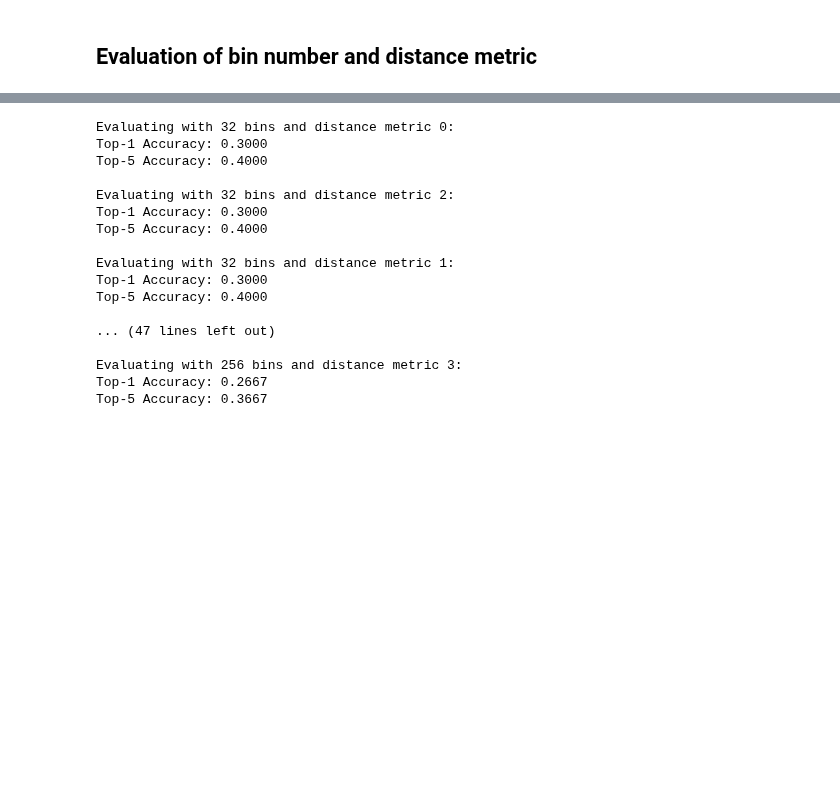
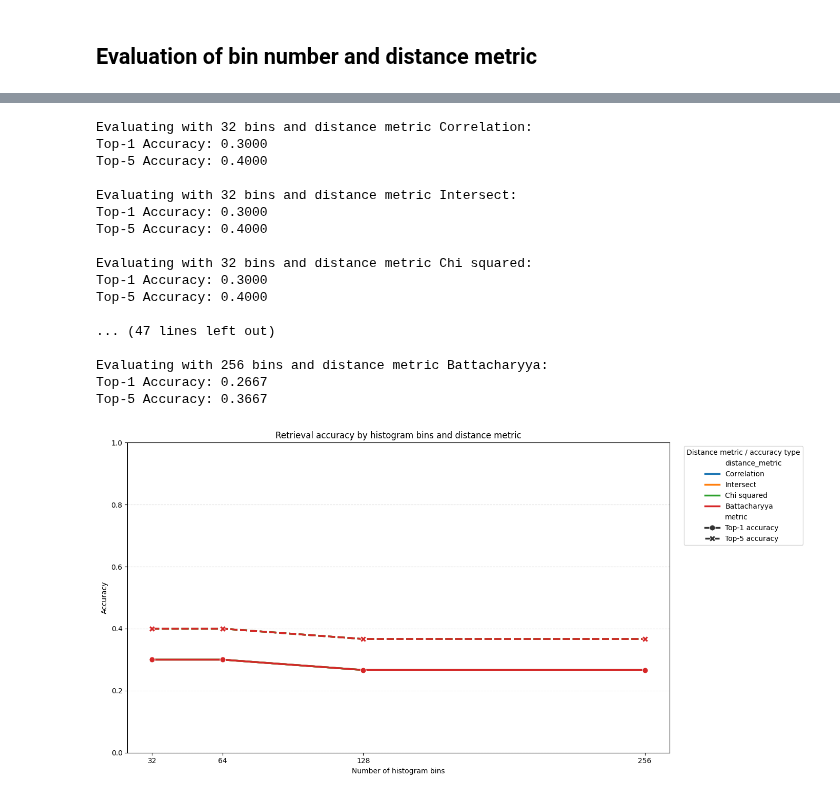
Before and after one commit to MCV-2026-C1-Project/Team-3, a Jupyter notebook: descriptors.ipynb, the cells around one changed output, grey strips where cells are left out. Drawn from its saved outputs; the diff is of its cells as text; code cells hidden in the pictures; blank space fills up the shorter version.

```diff
--- a/descriptors.ipynb
+++ b/descriptors.ipynb
@@ -300,11 +300,17 @@ def create_bin_histograms(dataset, bins=BINS):
     return dataset
 # %%
 binlist = [32, 64, 128, 256]
-distance_metrics = [cv2.HISTCMP_CORREL, cv2.HISTCMP_INTERSECT, cv2.HISTCMP_CHISQR, cv2.HISTCMP_BHATTACHARYYA]
+
+distance_metrics = {"Correlation":cv2.HISTCMP_CORREL,
+                    "Intersect":cv2.HISTCMP_INTERSECT,
+                    "Chi squared":cv2.HISTCMP_CHISQR,
+                    "Battacharyya":cv2.HISTCMP_BHATTACHARYYA}
+
+results = pd.DataFrame(columns=["bins", "distance_metric", "top1_accuracy", "top5_accuracy"])
 
 # comparison using top 1 and top 5 accuracy with different histogram bin sizes
 for bins in binlist:
-    for distance_metric in distance_metrics:
+    for distance_metric in distance_metrics.keys():
         print(f"Evaluating with {bins} bins and distance metric {distance_metric}:")
         dataset_with_histograms = create_bin_histograms(dataset.copy(), bins=bins)
 
@@ -314,7 +320,7 @@ for bins in binlist:
 
         for idx, test_row in test_rows.iterrows():
             target_image = test_row["image"]
-            similar_images = find_similar_images(target_image, dataset_with_histograms, top_n=5, plot=False, bins=bins, method=distance_metric)
+            similar_images = find_similar_images(target_image, dataset_with_histograms, top_n=5, plot=False, bins=bins, method=distance_metrics[distance_metric])
 
             # Check if the correct match is in the top 1
             if similar_images.iloc[0]["image_path"] == correspondence_table.iloc[idx]["train_image"]:
@@ -327,23 +333,67 @@ for bins in binlist:
         top1_accuracy = top1_correct / total_images
         top5_accuracy = top5_correct / total_images
 
+        results.loc[len(results)] = {
+            "bins": bins,
+            "distance_metric": distance_metric,
+            "top1_accuracy": top1_accuracy,
+            "top5_accuracy": top5_accuracy
+        }
+
         print(f"Top-1 Accuracy: {top1_accuracy:.4f}")
         print(f"Top-5 Accuracy: {top5_accuracy:.4f}\n")
 # %% [output]
-Evaluating with 32 bins and distance metric 0:
+Evaluating with 32 bins and distance metric Correlation:
 Top-1 Accuracy: 0.3000
 Top-5 Accuracy: 0.4000
 
-Evaluating with 32 bins and distance metric 2:
+Evaluating with 32 bins and distance metric Intersect:
 Top-1 Accuracy: 0.3000
 Top-5 Accuracy: 0.4000
 
-Evaluating with 32 bins and distance metric 1:
+Evaluating with 32 bins and distance metric Chi squared:
 Top-1 Accuracy: 0.3000
 Top-5 Accuracy: 0.4000
 
 ... (47 lines left out)
 
-Evaluating with 256 bins and distance metric 3:
+Evaluating with 256 bins and distance metric Battacharyya:
 Top-1 Accuracy: 0.2667
 Top-5 Accuracy: 0.3667
+# %%
+# Plot top-1 and top-5 accuracy for every distance metric and bin count
+plot_data = results.melt(
+    id_vars=["bins", "distance_metric"],
+    value_vars=["top1_accuracy", "top5_accuracy"],
+    var_name="metric",
+    value_name="accuracy"
+)
+plot_data["metric"] = plot_data["metric"].map({
+    "top1_accuracy": "Top-1 accuracy",
+    "top5_accuracy": "Top-5 accuracy"
+})
+
+plt.figure(figsize=(14, 7))
+sns.lineplot(
+    data=plot_data,
+    x="bins",
+    y="accuracy",
+    hue="distance_metric",
+    style="metric",
+    markers=True,
+    dashes=True,
+    linewidth=2.5,
+    markersize=8
+)
+
+plt.title("Retrieval accuracy by histogram bins and distance metric")
+plt.xlabel("Number of histogram bins")
+plt.ylabel("Accuracy")
+plt.xticks(binlist)
+plt.ylim(0, 1)
+plt.grid(axis="y", linestyle="--", alpha=0.35)
+plt.legend(title="Distance metric / accuracy type", bbox_to_anchor=(1.02, 1), loc="upper left")
+plt.tight_layout()
+plt.show()
+# %% [output]
+[figure, added]
```
Also changed, not shown: parts of 3 cells of this notebook.
